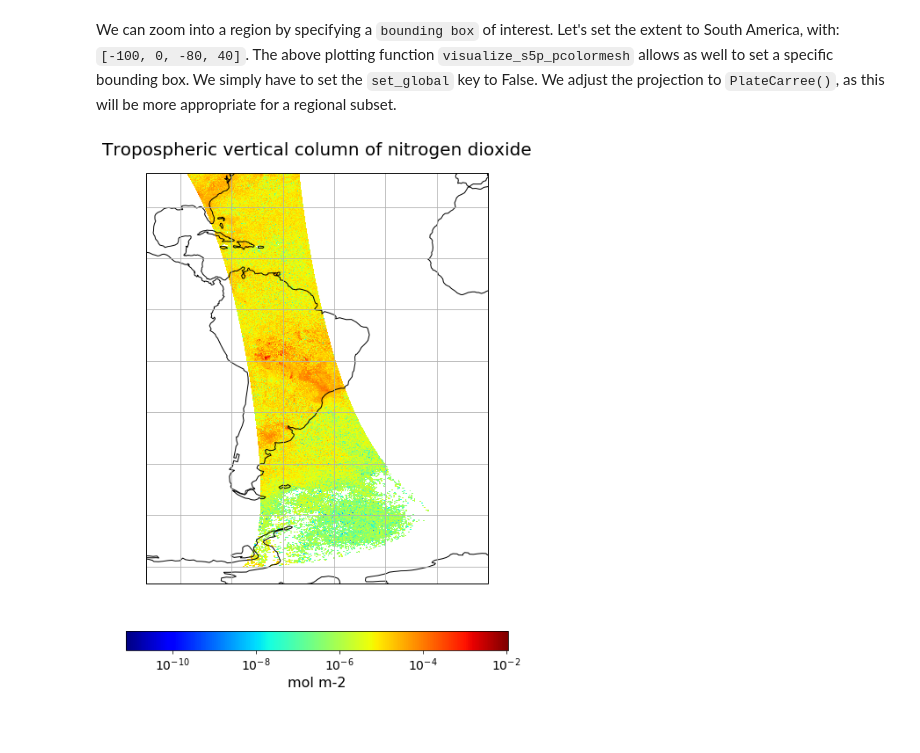
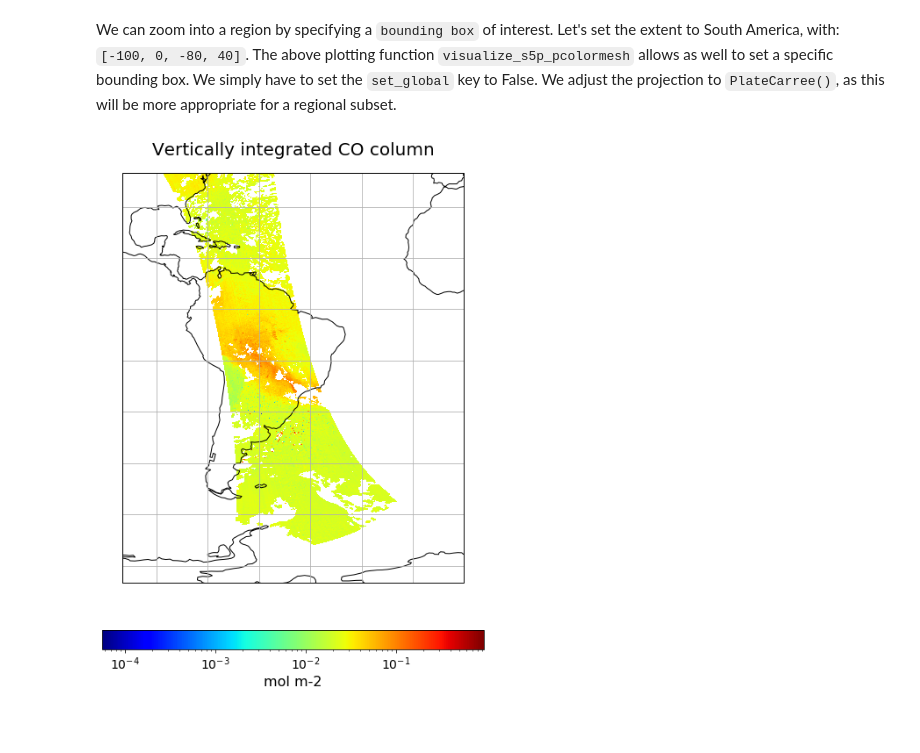
Before and after one commit to federicofierli1/LTPy_Notebooks_satellite_copernicus, a Jupyter notebook: 23_ltpy_v01_Sentinel5p_L2_data.ipynb, the cells around one changed output. Drawn from its saved outputs; the diff is of its cells as text; code cells hidden in the pictures.

```diff
--- a/23_ltpy_v01_Sentinel5p_L2_data.ipynb
+++ b/23_ltpy_v01_Sentinel5p_L2_data.ipynb
@@ -102,8 +98,8 @@ We see that the `latitude` coordinates range between -85.7 S and 61.7 S and the
 # %%
-no2 = s5p_file.groups['PRODUCT'].variables['nitrogendioxide_tropospheric_column']
+co = s5p_file.groups['PRODUCT'].variables['carbonmonoxide_total_column']
 lon = s5p_file.groups['PRODUCT'].variables['longitude'][:][0,:,:]
 lat = s5p_file.groups['PRODUCT'].variables['latitude'][:][0,:,:]
 
-no2, lon, lat
+co, lon, lat
 # %% [output]
 (<class 'netCDF4._netCDF4.Variable'>
@@ -128,6 +124,6 @@ no2, lon, lat
 # %% [markdown]
 We can retrieve the array values of our variable object by selecting the `time` dimension and `.data`. We can have a look at the `minimum` and `maximum` data value to get an idea of the data range. We see that we have negative values. Let's mask the negative values and all values equal to the `_FillValue` and set it to `NaN`. `_FillValue` is used for not significant data. Thus, we want to mask those.
 # %%
-no2_data = no2[0,:,:].data
-print(no2_data.min(), no2_data.max())
+co_data = co[0,:,:].data
+print(co_data.min(), co_data.max())
 # %% [output]
@@ -135,6 +131,6 @@ print(no2_data.min(), no2_data.max())
 # %%
-no2_data[no2_data <= 0.] = no2._FillValue
-no2_data[no2_data == no2._FillValue] = np.nan
+co_data[co_data <= 0.] = co._FillValue
+co_data[co_data == co._FillValue] = np.nan
 # %% [markdown]
 <br>
 # %% [markdown]
@@ -168,8 +164,8 @@ def visualize_s5p_pcolormesh(data_array, longitude, latitude, projection, color_
 
     plt.show()
 # %%
-unit = no2.units
-long_name = no2.long_name
+unit = co.units
+long_name = co.long_name
 
-visualize_s5p_pcolormesh(no2_data, lon, lat, ccrs.Mollweide(), 'jet', unit, long_name, lon.min(), lon.max(), lat.min(), lat.max(), set_global=True)
+visualize_s5p_pcolormesh(co_data, lon, lat, ccrs.Mollweide(), 'jet', unit, long_name, lon.min(), lon.max(), lat.min(), lat.max(), set_global=True)
 # %% [output]
@@ -179,9 +175,9 @@ visualize_s5p_pcolormesh(no2_data, lon, lat, ccrs.Mollweide(), 'jet', unit, long
 # %% [markdown]
 We can zoom into a region by specifying a `bounding box` of interest. Let's set the extent to South America, with: `[-100, 0, -80, 40]`. The above plotting function `visualize_s5p_pcolormesh` allows as well to set a specific bounding box. We simply have to set the `set_global` key to False. We adjust the projection to `PlateCarree()`, as this will be more appropriate for a regional subset.
 # %%
-visualize_s5p_pcolormesh(no2_data, lon, lat, ccrs.PlateCarree(), 'jet', unit, long_name, -100, 0, -80, 40, set_global=False)
+visualize_s5p_pcolormesh(co_data, lon, lat, ccrs.PlateCarree(), 'jet', unit, long_name, -100, 0, -80, 40, set_global=False)
 # %% [output]
-[figure, old version]
+[figure, new version]
 # %% [markdown]
 <br>
 # %% [markdown]
```
Also changed, not shown: parts of 20 cells of this notebook, 8 other files.
